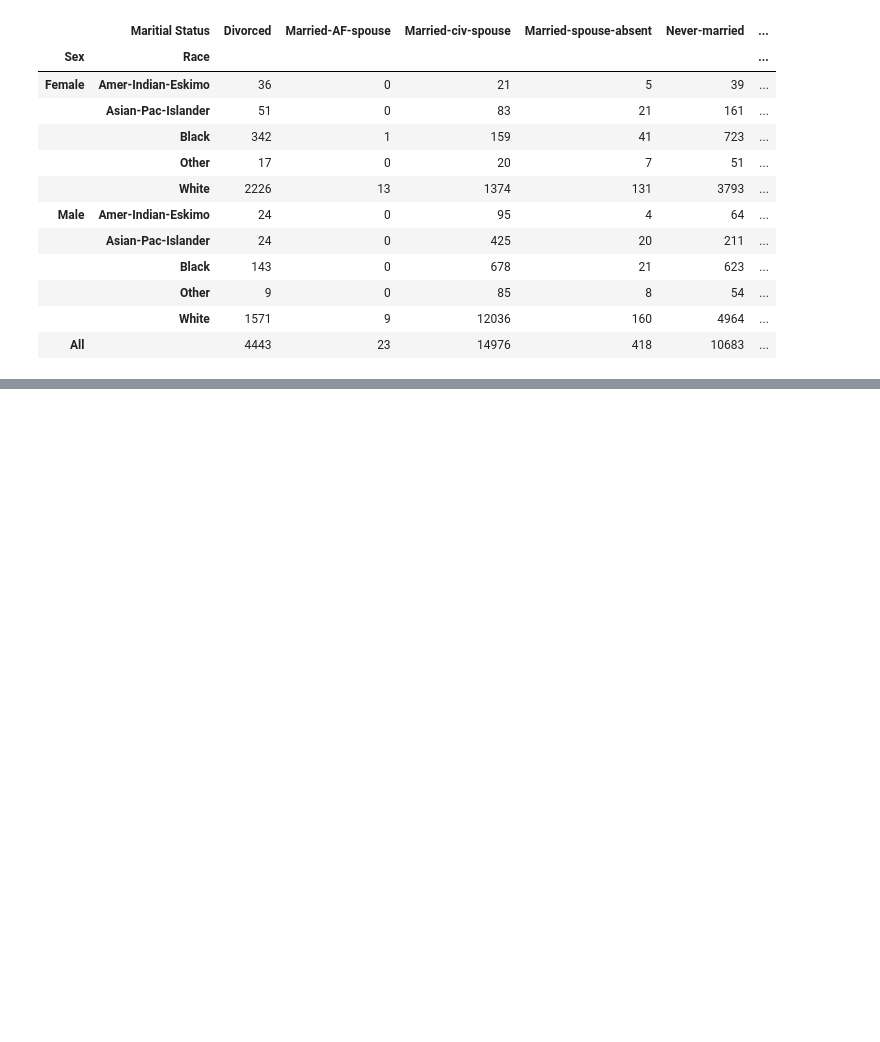
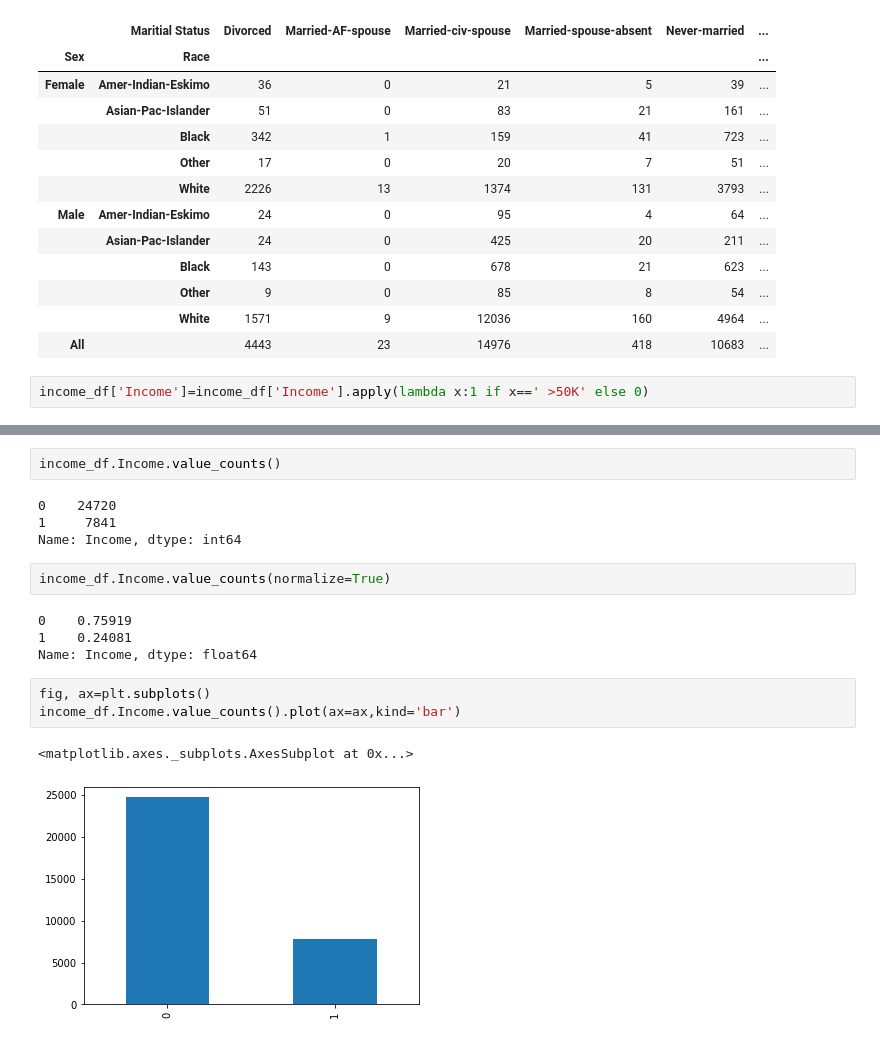
Before and after one commit to arpitsharma27/RegressionTechniques, a Jupyter notebook: LogisticRegressionXGBoost.ipynb, the cells around one changed output, grey strips where cells are left out. Drawn from its saved outputs; the diff is of its cells as text; blank space fills up the shorter version.

```diff
--- a/LogisticRegressionXGBoost.ipynb
+++ b/LogisticRegressionXGBoost.ipynb
@@ -184,3 +238,5 @@ pd.crosstab(index=[income_df['Sex'], income_df['Race'] ], columns=income_df['Mar
 |  | Other | 9 | 0 | 85 | 8 | 54 | ... |
 |  | White | 1571 | 9 | 12036 | 160 | 4964 | ... |
 | All |  | 4443 | 23 | 14976 | 418 | 10683 | ... |
+# %%
+income_df['Income']=income_df['Income'].apply(lambda x:1 if x==' >50K' else 0)
@@ -186,0 +268,18 @@ pd.crosstab(index=[income_df['Sex'], income_df['Race'] ], columns=income_df['Mar
+# %%
+income_df.Income.value_counts()
+# %% [output]
+0    24720
+1     7841
+Name: Income, dtype: int64
+# %%
+income_df.Income.value_counts(normalize=True)
+# %% [output]
+0    0.75919
+1    0.24081
+Name: Income, dtype: float64
+# %%
+fig, ax=plt.subplots()
+income_df.Income.value_counts().plot(ax=ax,kind='bar')
+# %% [output]
+<matplotlib.axes._subplots.AxesSubplot at 0x...>
+[figure, added]
```
Also changed, not shown: parts of 27 cells of this notebook.
